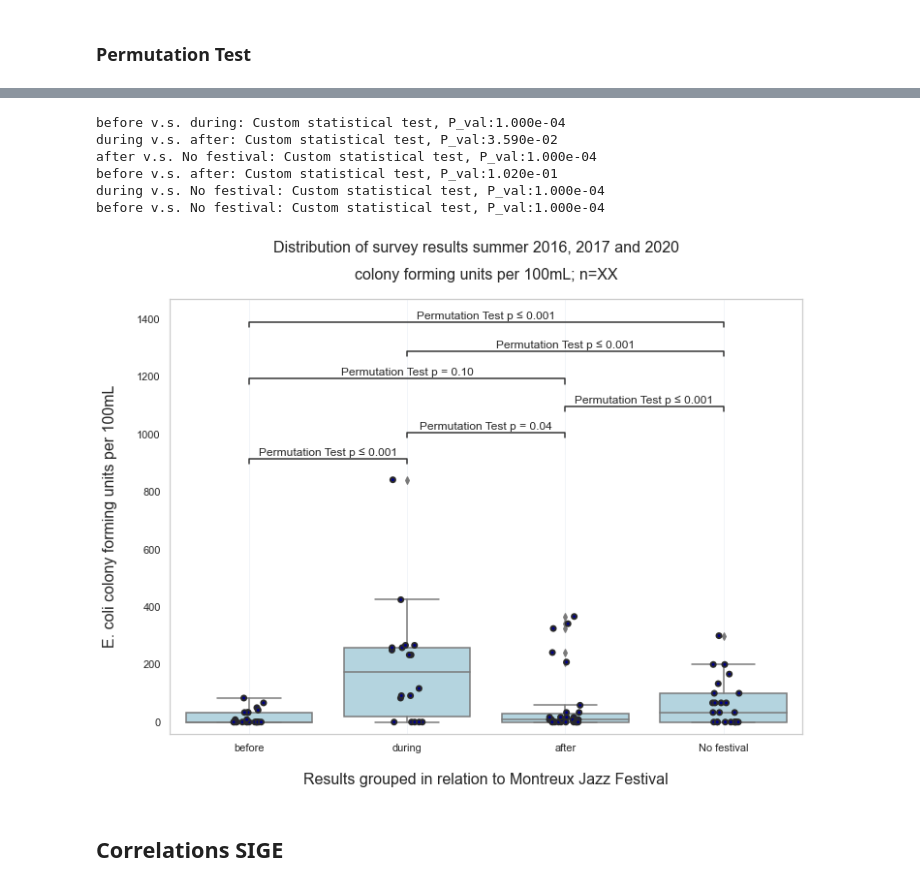
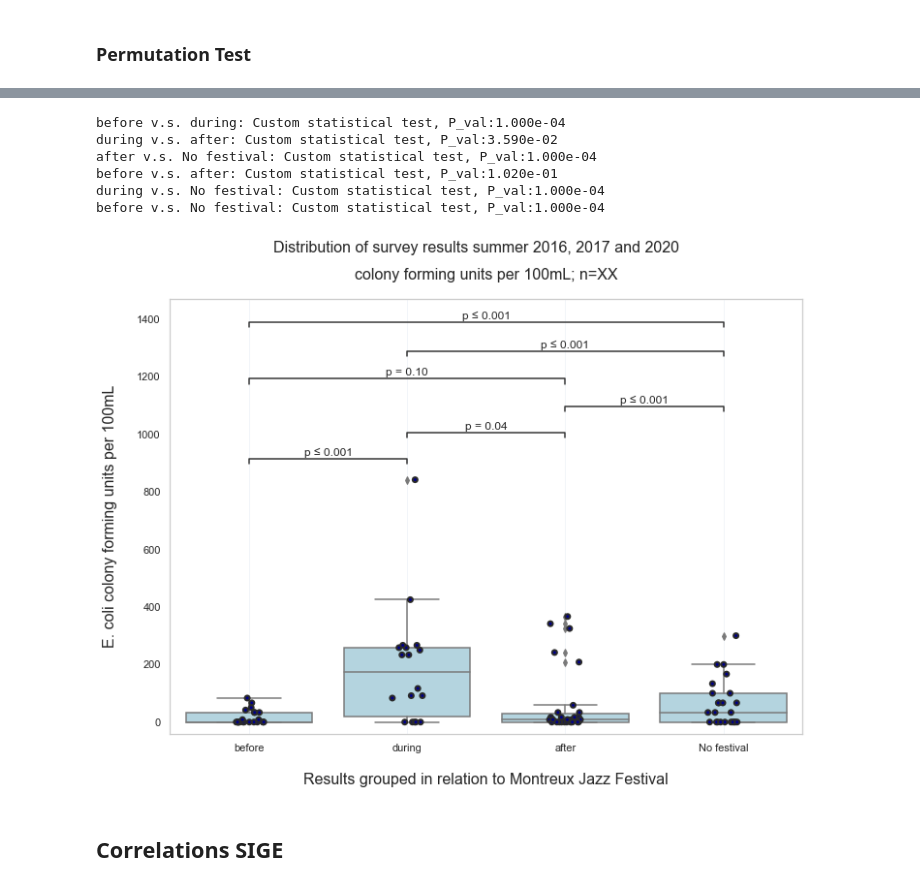
Before and after one commit to Hackuarium/montreux-water-quality, a Jupyter notebook: 2-plots.ipynb, the cells around one changed output, grey strips where cells are left out. Drawn from its saved outputs; the diff is of its cells as text; code cells hidden in the pictures.

```diff
--- a/2-plots.ipynb
+++ b/2-plots.ipynb
@@ -397,34 +404,34 @@ order= ['before', 'during', 'after', 'No festival']
 box_pairs=[("before", "during"), ("before", "after"), ("during", "after"),
            ("before","No festival"), ("during","No festival"), ("after","No festival")]
 
 test_short_name = 'Permutation Test'
 pvalues = [0.0001,0.1020,0.0359, 0.0001, 0.0001,0.0001 ]
 
 
 ax = sns.boxplot(x=x, y=y, data=data, order=order, color='lightblue')
 sns.stripplot(ax=ax, x=x, y=y, data=data, alpha=1, linewidth=2, order=order, color='darkblue')
 
 ax.xaxis.grid(which="major", color='b', linewidth=0.7, alpha=0.1)
 ax.set_xlabel("Results grouped in relation to Montreux Jazz Festival", size=16, labelpad=20)
 ax.set_ylabel("E. coli colony forming units per 100mL", size=16, labelpad=20)
 plt.suptitle("Distribution of survey results summer 2016, 2017 and 2020" , fontsize=16, family='sans')
 plt.title("colony forming units per 100mL; n=XX", fontsize=16, family='sans', y=1.03)
 
 test_results = add_stat_annotation(ax, data=data, x=x, y=y, order=order, fontsize='medium',
                                    box_pairs=box_pairs,
                                    perform_stat_test=False, pvalues=pvalues, test_short_name=test_short_name,
-                                   text_format='simple', verbose=2)
+                                   show_test_name=False,text_format='simple', verbose=2)
 test_results
 
 plt.savefig(f"plots/permutation_test_distribution.svg")
 plt.savefig(f"plots/permutation_test_distribution.png")
 # %% [output]
 before v.s. during: Custom statistical test, P_val:1.000e-04
 during v.s. after: Custom statistical test, P_val:3.590e-02
 after v.s. No festival: Custom statistical test, P_val:1.000e-04
 before v.s. after: Custom statistical test, P_val:1.020e-01
 during v.s. No festival: Custom statistical test, P_val:1.000e-04
 before v.s. No festival: Custom statistical test, P_val:1.000e-04
-[figure, old version]
+[figure, new version]
 # %% [markdown]
 ## Correlations SIGE
```
Also changed, not shown: parts of 1 cell of this notebook, 2 other files.
